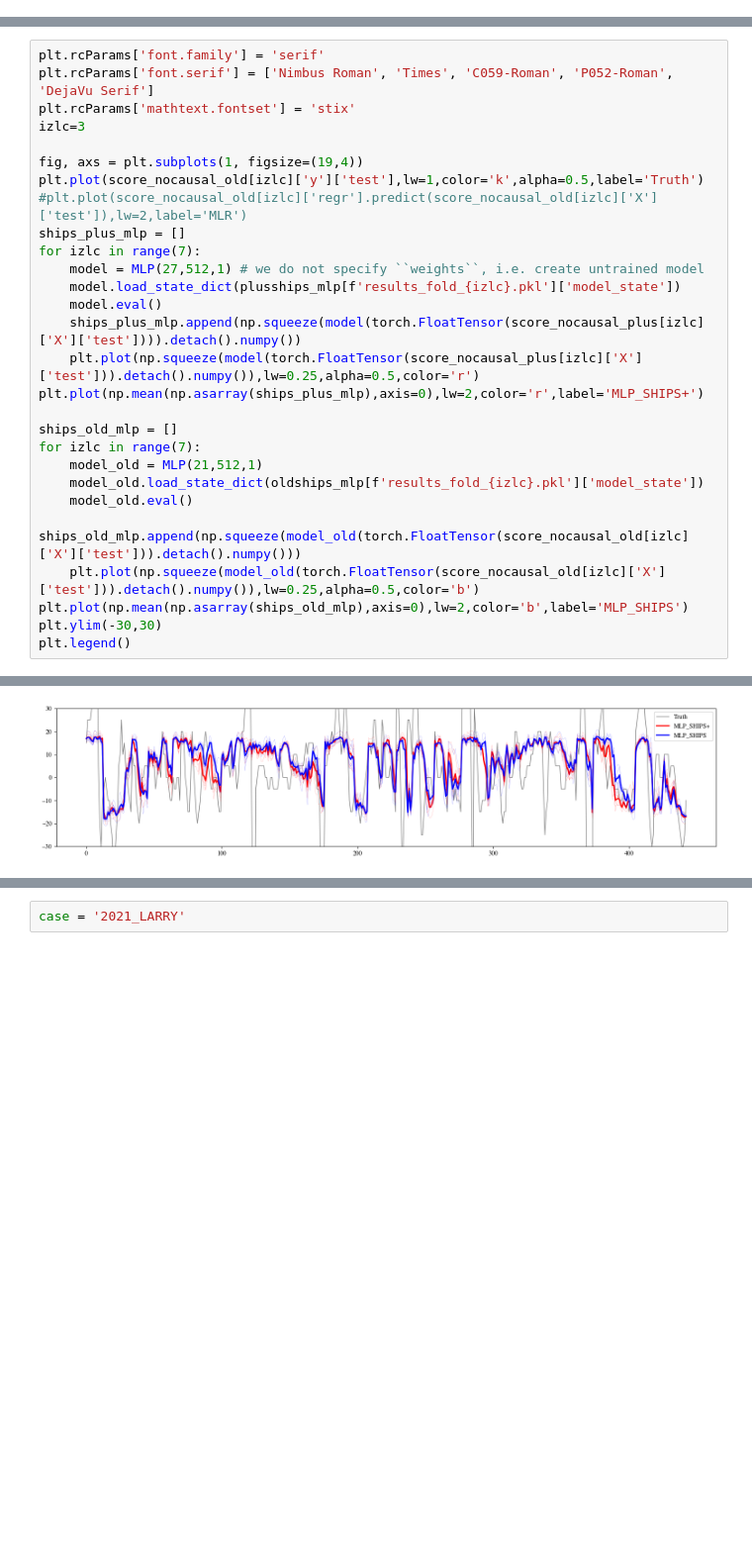
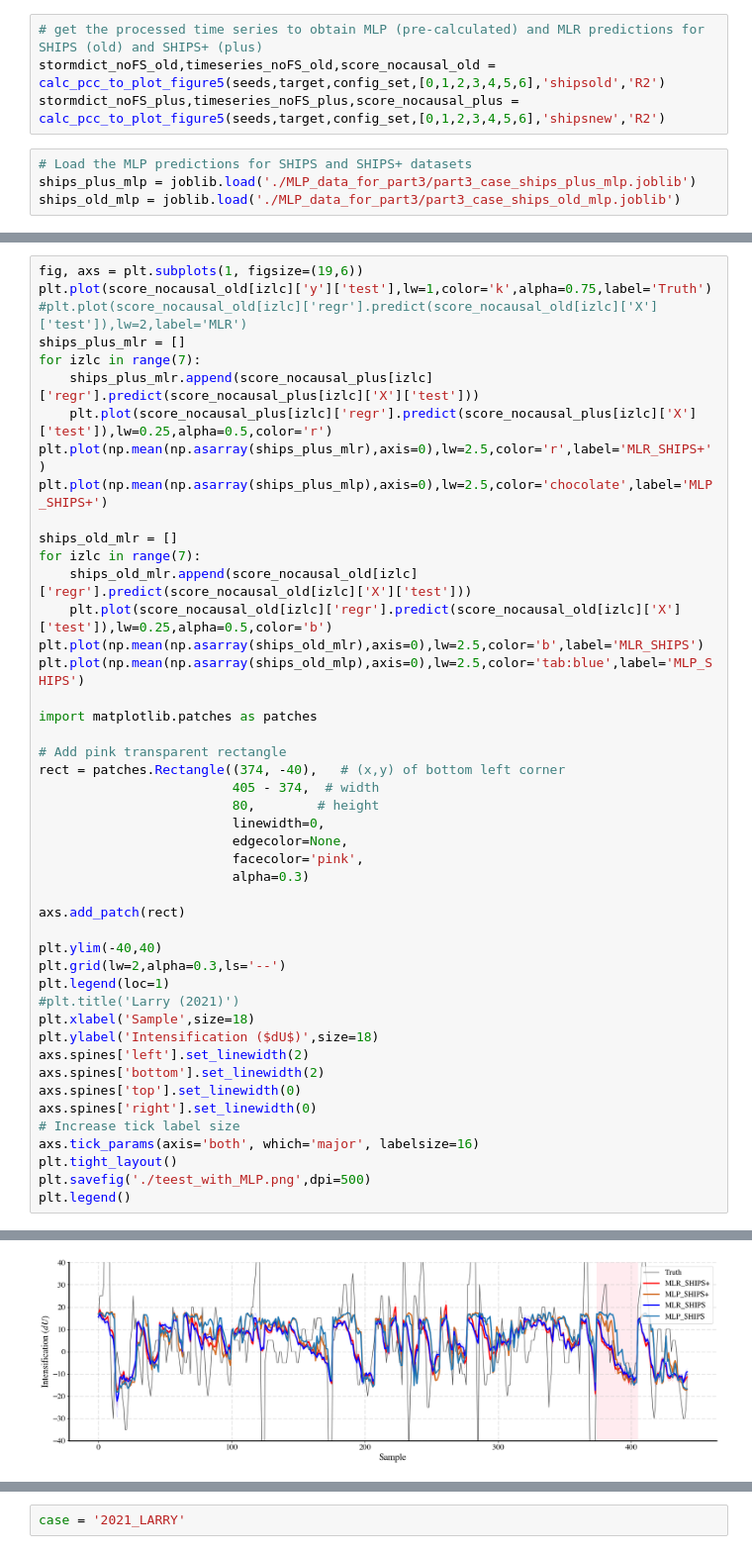
Before and after one commit to saranya8989/2025_CausalSHIPS, a Jupyter notebook: Part3_case_study.ipynb, the cells around one changed output, grey strips where cells are left out. Shown at 99% size. Saved outputs shown, nothing was run; the diff lists cells and outputs as text; blank space fills up the shorter version.

Commit message:
Add Case Study Notebook

```diff
--- a/Part3_case_study.ipynb
+++ b/Part3_case_study.ipynb
@@ -59,0 +72,8 @@ with open(shipsplus_mlp, 'rb') as f:
+# %%
+# get the processed time series to obtain MLP (pre-calculated) and MLR predictions for SHIPS (old) and SHIPS+ (plus)
+stormdict_noFS_old,timeseries_noFS_old,score_nocausal_old = calc_pcc_to_plot_figure5(seeds,target,config_set,[0,1,2,3,4,5,6],'shipsold','R2')
+stormdict_noFS_plus,timeseries_noFS_plus,score_nocausal_plus = calc_pcc_to_plot_figure5(seeds,target,config_set,[0,1,2,3,4,5,6],'shipsnew','R2')
+# %%
+# Load the MLP predictions for SHIPS and SHIPS+ datasets
+ships_plus_mlp = joblib.load('./MLP_data_for_part3/part3_case_ships_plus_mlp.joblib')
+ships_old_mlp = joblib.load('./MLP_data_for_part3/part3_case_ships_old_mlp.joblib')
@@ -60,31 +90,49 @@ with open(shipsplus_mlp, 'rb') as f:
 # %%
-plt.rcParams['font.family'] = 'serif'
-plt.rcParams['font.serif'] = ['Nimbus Roman', 'Times', 'C059-Roman', 'P052-Roman', 'DejaVu Serif']
-plt.rcParams['mathtext.fontset'] = 'stix'
-izlc=3
+fig, axs = plt.subplots(1, figsize=(19,6))
+plt.plot(score_nocausal_old[izlc]['y']['test'],lw=1,color='k',alpha=0.75,label='Truth')
+#plt.plot(score_nocausal_old[izlc]['regr'].predict(score_nocausal_old[izlc]['X']['test']),lw=2,label='MLR')
+ships_plus_mlr = []
+for izlc in range(7):
+    ships_plus_mlr.append(score_nocausal_plus[izlc]['regr'].predict(score_nocausal_plus[izlc]['X']['test']))
+    plt.plot(score_nocausal_plus[izlc]['regr'].predict(score_nocausal_plus[izlc]['X']['test']),lw=0.25,alpha=0.5,color='r')
+plt.plot(np.mean(np.asarray(ships_plus_mlr),axis=0),lw=2.5,color='r',label='MLR_SHIPS+')
+plt.plot(np.mean(np.asarray(ships_plus_mlp),axis=0),lw=2.5,color='chocolate',label='MLP_SHIPS+')
 
-fig, axs = plt.subplots(1, figsize=(19,4))
-plt.plot(score_nocausal_old[izlc]['y']['test'],lw=1,color='k',alpha=0.5,label='Truth')
-#plt.plot(score_nocausal_old[izlc]['regr'].predict(score_nocausal_old[izlc]['X']['test']),lw=2,label='MLR')
-ships_plus_mlp = []
+ships_old_mlr = []
 for izlc in range(7):
-    model = MLP(27,512,1) # we do not specify ``weights``, i.e. create untrained model
-    model.load_state_dict(plusships_mlp[f'results_fold_{izlc}.pkl']['model_state'])
-    model.eval()
-    ships_plus_mlp.append(np.squeeze(model(torch.FloatTensor(score_nocausal_plus[izlc]['X']['test']))).detach().numpy())
-    plt.plot(np.squeeze(model(torch.FloatTensor(score_nocausal_plus[izlc]['X']['test'])).detach().numpy()),lw=0.25,alpha=0.5,color='r')
-plt.plot(np.mean(np.asarray(ships_plus_mlp),axis=0),lw=2,color='r',label='MLP_SHIPS+')
+    ships_old_mlr.append(score_nocausal_old[izlc]['regr'].predict(score_nocausal_old[izlc]['X']['test']))
+    plt.plot(score_nocausal_old[izlc]['regr'].predict(score_nocausal_old[izlc]['X']['test']),lw=0.25,alpha=0.5,color='b')
+plt.plot(np.mean(np.asarray(ships_old_mlr),axis=0),lw=2.5,color='b',label='MLR_SHIPS')
+plt.plot(np.mean(np.asarray(ships_old_mlp),axis=0),lw=2.5,color='tab:blue',label='MLP_SHIPS')
 
-ships_old_mlp = []
-for izlc in range(7):
-    model_old = MLP(21,512,1)
-    model_old.load_state_dict(oldships_mlp[f'results_fold_{izlc}.pkl']['model_state'])
-    model_old.eval()
-    ships_old_mlp.append(np.squeeze(model_old(torch.FloatTensor(score_nocausal_old[izlc]['X']['test'])).detach().numpy()))
-    plt.plot(np.squeeze(model_old(torch.FloatTensor(score_nocausal_old[izlc]['X']['test'])).detach().numpy()),lw=0.25,alpha=0.5,color='b')
-plt.plot(np.mean(np.asarray(ships_old_mlp),axis=0),lw=2,color='b',label='MLP_SHIPS')
-plt.ylim(-30,30)
+import matplotlib.patches as patches
+
+# Add pink transparent rectangle
+rect = patches.Rectangle((374, -40),   # (x,y) of bottom left corner
+                         405 - 374,  # width
+                         80,        # height
+                         linewidth=0,
+                         edgecolor=None,
+                         facecolor='pink',
+                         alpha=0.3)
+
+axs.add_patch(rect)
+
+plt.ylim(-40,40)
+plt.grid(lw=2,alpha=0.3,ls='--')
+plt.legend(loc=1)
+#plt.title('Larry (2021)')
+plt.xlabel('Sample',size=18)
+plt.ylabel('Intensification ($dU$)',size=18)
+axs.spines['left'].set_linewidth(2)
+axs.spines['bottom'].set_linewidth(2)
+axs.spines['top'].set_linewidth(0)
+axs.spines['right'].set_linewidth(0)
+# Increase tick label size
+axs.tick_params(axis='both', which='major', labelsize=16)
+plt.tight_layout()
+plt.savefig('./teest_with_MLP.png',dpi=500)
 plt.legend()
 # %% [output]
 <matplotlib.legend.Legend at 0x...>
-[figure, old version]
+[figure, new version]
```
Also changed, not shown: parts of 38 cells of this notebook.
